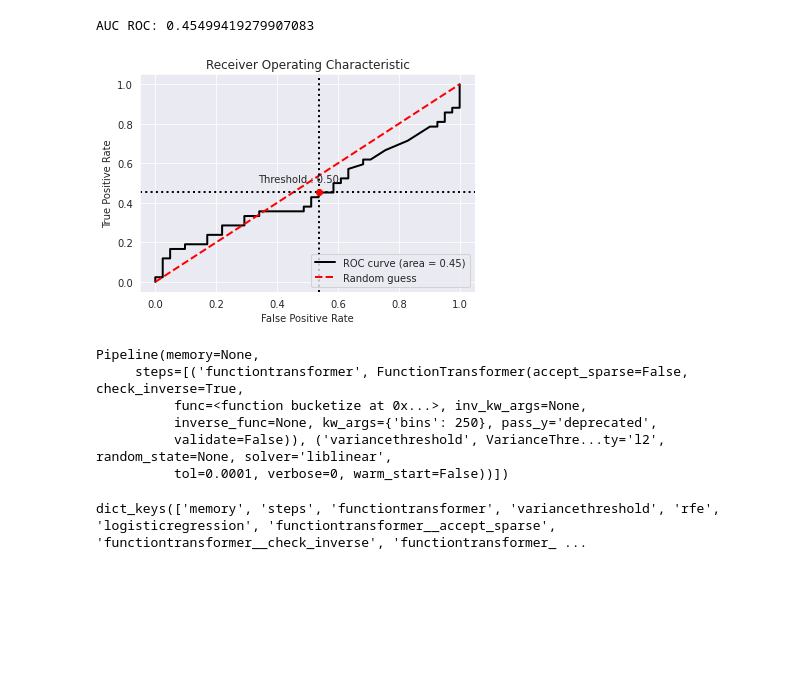
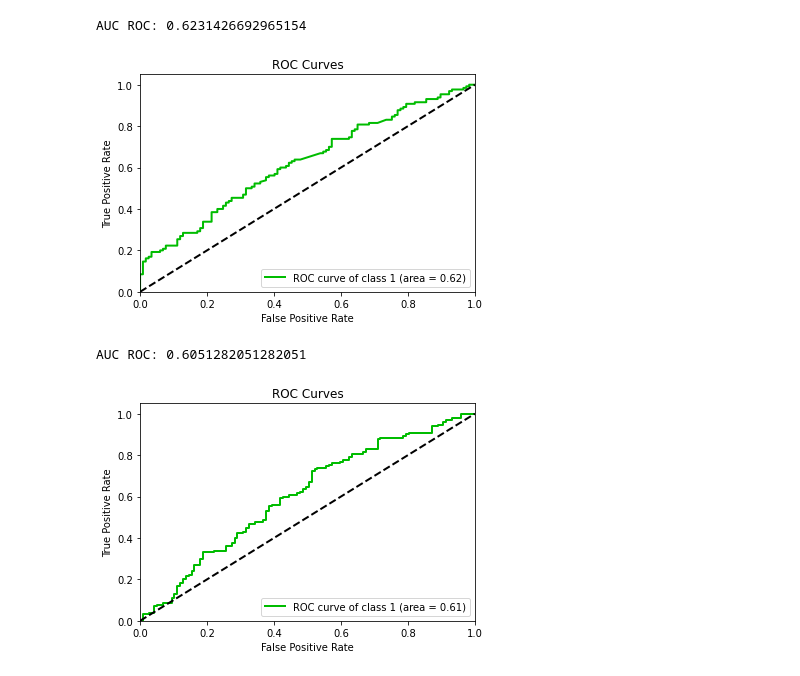
Before and after one commit to ModelOriented/AI-strategies-papers-regulations-monitoring, a Jupyter notebook: notebooks/sg/0801 Traninig histograms models.ipynb, the cells around one changed output. Cells and saved outputs as stored; diff of their text form; code cells hidden in the pictures; blank space fills up the shorter version.

```diff
--- a/notebooks/sg/0801 Traninig histograms models.ipynb
+++ b/notebooks/sg/0801 Traninig histograms models.ipynb
@@ -175,34 +60,22 @@ AUC ROC: 0.6141732283464567
-# %%
-y_pred = model.predict_proba(X_test)[:, 1]
-evaluate(y_pred, y_test)
-# %% [output]
-AUC ROC: 0.45499419279907083
-[figure, removed]
-# %%
-buckets_num = 250
-
-model = make_pipeline(
-    FunctionTransformer(bucketize, validate=False, kw_args={"bins": buckets_num}),
-    VarianceThreshold(threshold=0),
-    RFE(
-        (LogisticRegression(penalty="l1", solver="liblinear")),
-        step=1,
-        n_features_to_select=50,
-    ),
-    LogisticRegression(solver="liblinear"),
-)
-model.fit(X_train, y_train)
-# %% [output]
-Pipeline(memory=None,
-     steps=[('functiontransformer', FunctionTransformer(accept_sparse=False, check_inverse=True,
-          func=<function bucketize at 0x...>, inv_kw_args=None,
-          inverse_func=None, kw_args={'bins': 250}, pass_y='deprecated',
-          validate=False)), ('variancethreshold', VarianceThre...ty='l2', random_state=None, solver='liblinear',
-          tol=0.0001, verbose=0, warm_start=False))])
-# %%
-model.get_params().keys()
-# %% [output]
-dict_keys(['memory', 'steps', 'functiontransformer', 'variancethreshold', 'rfe', 'logisticregression', 'functiontransformer__accept_sparse', 'functiontransformer__check_inverse', 'functiontransformer_ ...
+# %%
+model2 = document_level_similarity_search.model_with_normalization
+model2.fit(X_train, y_train)
+y_pred = model2.predict_proba(X_train)[:, 1]
+evaluate(y_pred, y_train)
+# %% [output]
+AUC ROC: 0.6231426692965154
+[figure, added]
+# %%
+buckets_num = 250
+
+model3 =  document_level_similarity_search.model_with_normalization_rfe
+model3.set_params(bucketize__kw_args = {'bins': buckets_num})
+model3.fit(X_train, y_train)
+y_pred = model3.predict_proba(X_train)[:, 1]
+evaluate(y_pred, y_train)
+# %% [output]
+AUC ROC: 0.6051282051282051
+[figure, added]
 # %%
 param_grid = {
     "rfe__n_features_to_select": list(range(10,101,5)),
```
Also changed, not shown: parts of 44 cells of this notebook, 5 other files.
